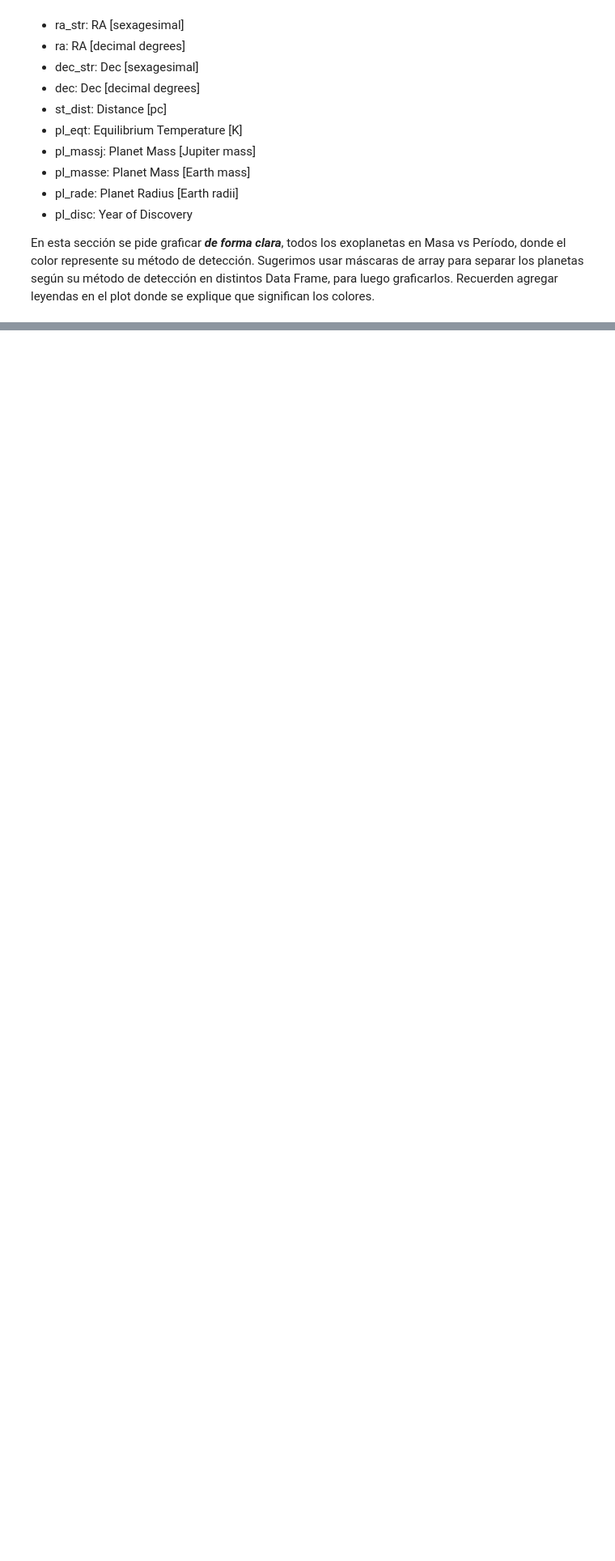
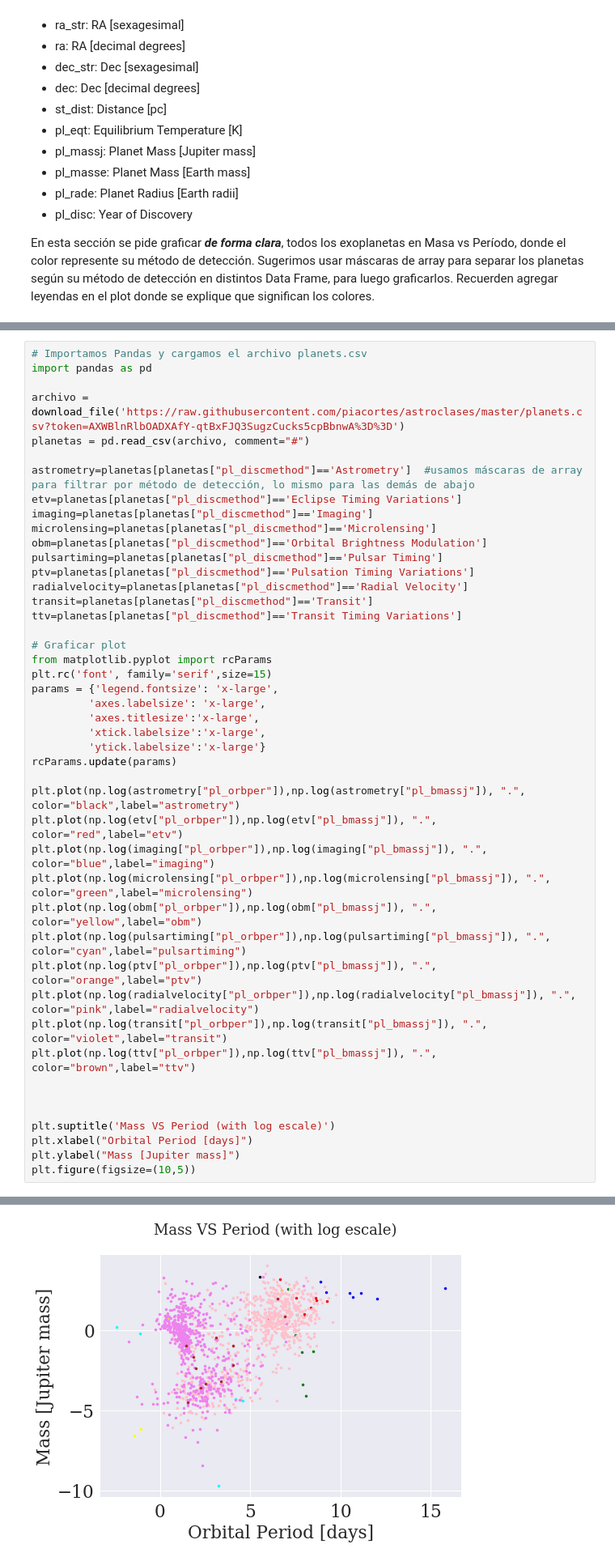
Before and after one commit to Antonego64/minitarea3, a Jupyter notebook: minitarea3.ipynb, the cells around one changed output, grey strips where cells are left out. Shown at 81% size. Cells and saved outputs as stored; diff of their text form; blank space fills up the shorter version.

Commit message:
[v3] -Sección 3 terminada, solo le falta poner una leyenda a la figura, para que se pueda distinguir claramente cada método de detección asociado a un color específico -Pequeño avance de la sección 4

```diff
--- a/minitarea3.ipynb
+++ b/minitarea3.ipynb
@@ -203,0 +196,46 @@ planetas = pd.read_csv(archivo, comment="#")
+# %%
+# Importamos Pandas y cargamos el archivo planets.csv
+import pandas as pd
+
+archivo = download_file('https://raw.githubusercontent.com/piacortes/astroclases/master/planets.csv?token=AXWBlnRlbOADXAfY-qtBxFJQ3SugzCucks5cpBbnwA%3D%3D')
+planetas = pd.read_csv(archivo, comment="#")
+
+astrometry=planetas[planetas["pl_discmethod"]=='Astrometry']  #usamos máscaras de array para filtrar por método de detección, lo mismo para las demás de abajo
+etv=planetas[planetas["pl_discmethod"]=='Eclipse Timing Variations']
+imaging=planetas[planetas["pl_discmethod"]=='Imaging']
+microlensing=planetas[planetas["pl_discmethod"]=='Microlensing']
+obm=planetas[planetas["pl_discmethod"]=='Orbital Brightness Modulation']
+pulsartiming=planetas[planetas["pl_discmethod"]=='Pulsar Timing']
+ptv=planetas[planetas["pl_discmethod"]=='Pulsation Timing Variations']
+radialvelocity=planetas[planetas["pl_discmethod"]=='Radial Velocity']
+transit=planetas[planetas["pl_discmethod"]=='Transit']
+ttv=planetas[planetas["pl_discmethod"]=='Transit Timing Variations']
+
+# Graficar plot
+from matplotlib.pyplot import rcParams
+plt.rc('font', family='serif',size=15)
+params = {'legend.fontsize': 'x-large',
+         'axes.labelsize': 'x-large',
+         'axes.titlesize':'x-large',
+         'xtick.labelsize':'x-large',
+         'ytick.labelsize':'x-large'}
+rcParams.update(params)
+
+plt.plot(np.log(astrometry["pl_orbper"]),np.log(astrometry["pl_bmassj"]), ".", color="black",label="astrometry")
+plt.plot(np.log(etv["pl_orbper"]),np.log(etv["pl_bmassj"]), ".", color="red",label="etv")
+plt.plot(np.log(imaging["pl_orbper"]),np.log(imaging["pl_bmassj"]), ".", color="blue",label="imaging")
+plt.plot(np.log(microlensing["pl_orbper"]),np.log(microlensing["pl_bmassj"]), ".", color="green",label="microlensing")
+plt.plot(np.log(obm["pl_orbper"]),np.log(obm["pl_bmassj"]), ".", color="yellow",label="obm")
+plt.plot(np.log(pulsartiming["pl_orbper"]),np.log(pulsartiming["pl_bmassj"]), ".", color="cyan",label="pulsartiming")
+plt.plot(np.log(ptv["pl_orbper"]),np.log(ptv["pl_bmassj"]), ".", color="orange",label="ptv")
+plt.plot(np.log(radialvelocity["pl_orbper"]),np.log(radialvelocity["pl_bmassj"]), ".", color="pink",label="radialvelocity")
+plt.plot(np.log(transit["pl_orbper"]),np.log(transit["pl_bmassj"]), ".", color="violet",label="transit")
+plt.plot(np.log(ttv["pl_orbper"]),np.log(ttv["pl_bmassj"]), ".", color="brown",label="ttv")
+
+
+
+plt.suptitle('Mass VS Period (with log escale)')
+plt.xlabel("Orbital Period [days]")
+plt.ylabel("Mass [Jupiter mass]")
+plt.figure(figsize=(10,5))
+# %% [output]
@@ -203,0 +244 @@ planetas = pd.read_csv(archivo, comment="#")
+[figure, added]
```
Also changed, not shown: parts of 4 cells of this notebook.
